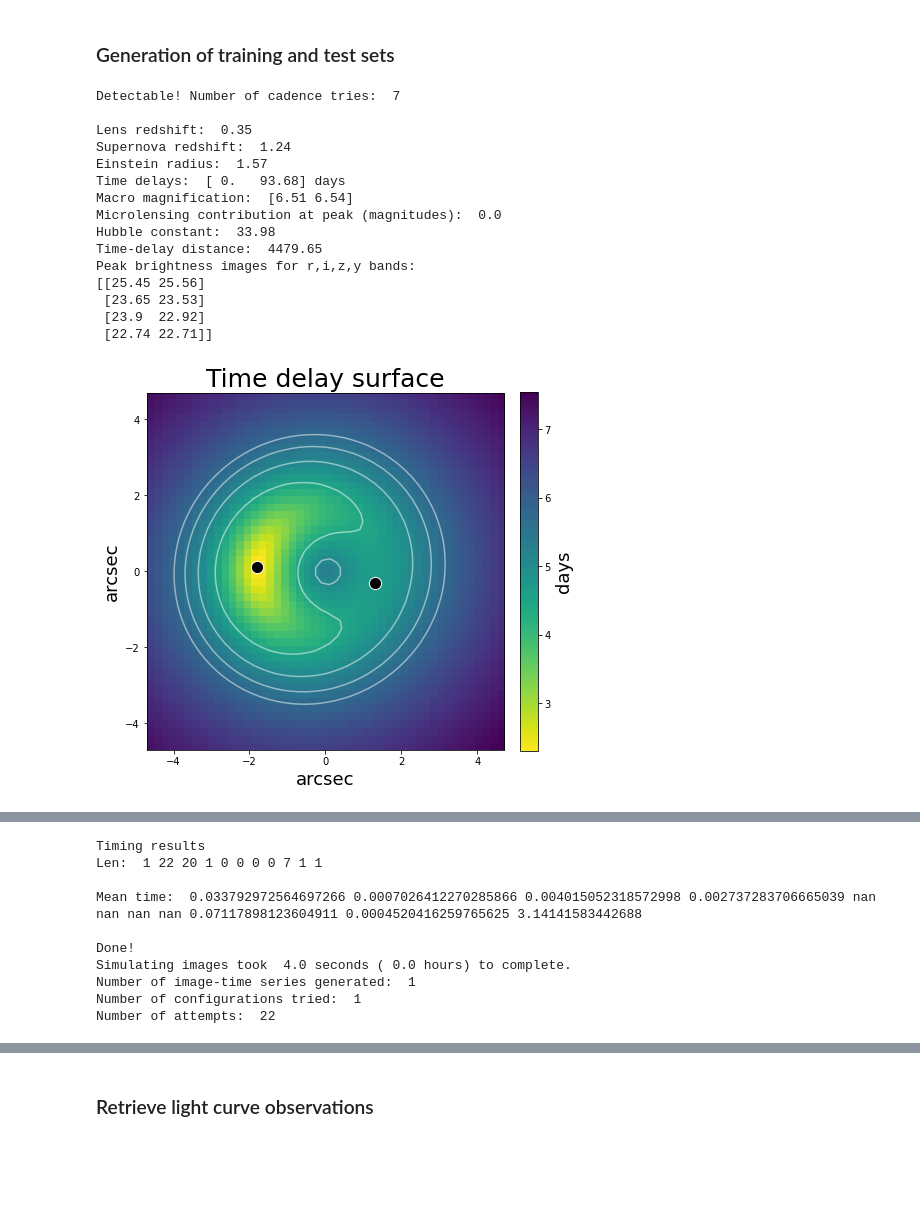
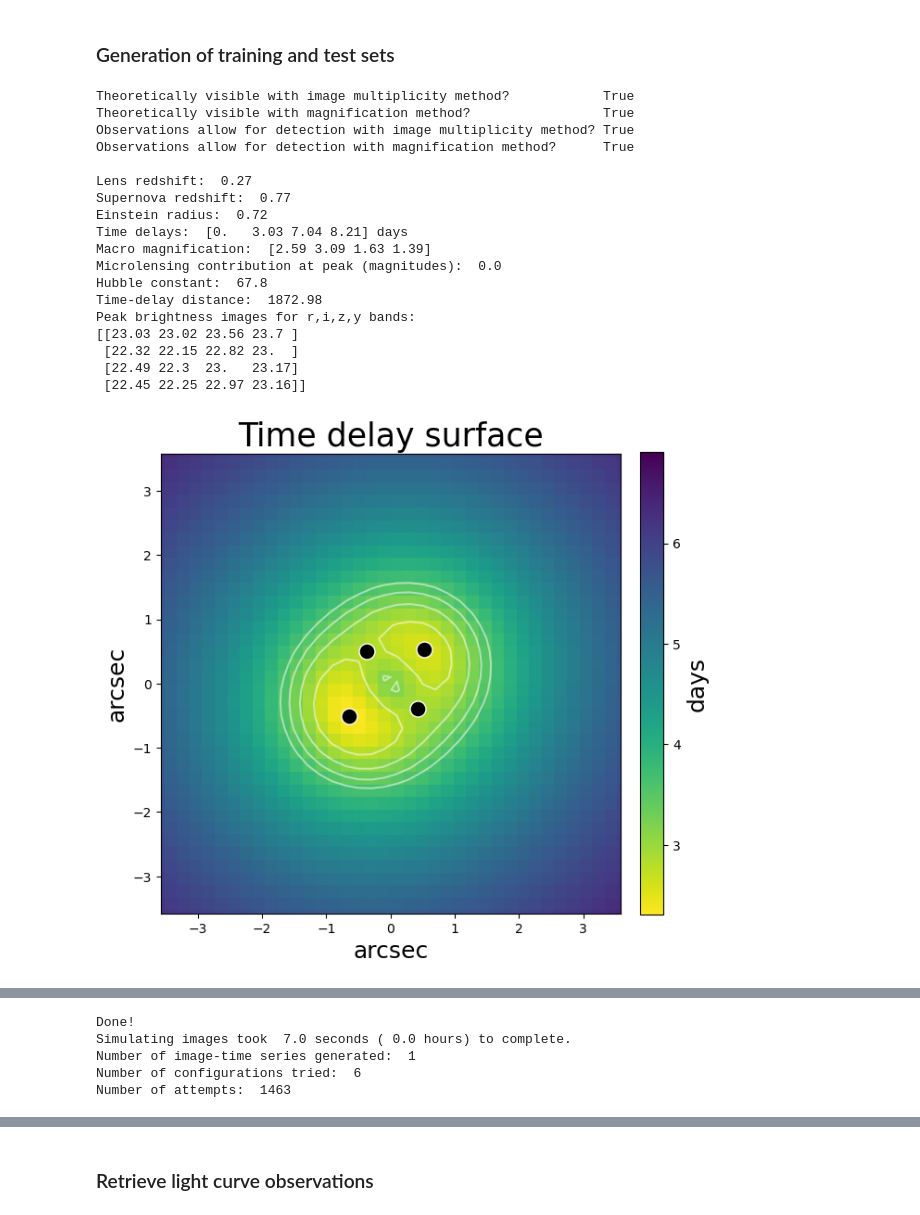
Before and after one commit to Nikki1510/lensed_supernova_simulator_tool, a Jupyter notebook: src/generate_data.ipynb, the cells around one changed output, grey strips where cells are left out. Drawn from its saved outputs; the diff is of its cells as text; code cells hidden in the pictures; blank space fills up the shorter version.

Commit message:
Included the magnification method for discovering lensed SNe

```diff
--- a/src/generate_data.ipynb
+++ b/src/generate_data.ipynb
@@ -52,36 +53,39 @@ lsst.plot_cadence(obs_times, obs_all, obs_r, obs_i, obs_z, obs_y)
 # %%
 num_samples = 1               # Total number of lens systems to be generated
 batch_size = 1                # Number of lens systems that is saved together in a batch
 batch = 1                     # Starting number of the batch
-num_images = 2                # Choose between 2 (for doubles) and 4 (for quads)
-obs_upper_limit = 40          # Upper limit of number of observations
+num_images = 4                # Choose between 2 (for doubles) and 4 (for quads)
+obs_upper_limit = 100         # Upper limit of number of observations
 obs_lower_limit = 5           # Lower limit of number of observations
 fixed_H0 = True               # Bool, if False: vary H0. if True: fix H0 to 70 km/s/Mpc (for the evaluation set)
 add_microlensing = False      # Bool, if False: Only macro magnification. if True: Add effects of microlensing
 
 Show = True                   # Bool, if True: Show figures and print information about the lens systems
 Save = False                  # Bool, if True: Save image time-series
-path = "../processed_data/Cadence_microlensing_evaluationset_doubles2/" # Path to folder in which to save the results
+path = "../processed_data/Baseline_v_2_0_/" # Path to folder in which to save the results
 
 
 df = simulate_time_series_images(batch_size, batch,  num_samples, num_images, obs_times,
                                                  obs_filters, obs_all, z_source_list_, z_lens_list_, theta_E_list_,
                                                  add_microlensing, telescope, bandpasses,
                                                  obs_lower_limit, obs_upper_limit, fixed_H0, Show, Save, path)
 # %% [output]
-Detectable! Number of cadence tries:  7
+Theoretically visible with image multiplicity method?            True
+Theoretically visible with magnification method?                 True
+Observations allow for detection with image multiplicity method? True
+Observations allow for detection with magnification method?      True
 
-Lens redshift:  0.35
-Supernova redshift:  1.24
-Einstein radius:  1.57
-Time delays:  [ 0.   93.68] days
-Macro magnification:  [6.51 6.54]
+Lens redshift:  0.27
+Supernova redshift:  0.77
+Einstein radius:  0.72
+Time delays:  [0.   3.03 7.04 8.21] days
+Macro magnification:  [2.59 3.09 1.63 1.39]
 Microlensing contribution at peak (magnitudes):  0.0
-Hubble constant:  33.98
-Time-delay distance:  4479.65
+Hubble constant:  67.8
+Time-delay distance:  1872.98
 Peak brightness images for r,i,z,y bands:
-[[25.45 25.56]
- [23.65 23.53]
- [23.9  22.92]
- [22.74 22.71]]
+[[23.03 23.02 23.56 23.7 ]
+ [22.32 22.15 22.82 23.  ]
+ [22.49 22.3  23.   23.17]
+ [22.45 22.25 22.97 23.16]]
-[figure, old version]
+[figure, new version]
@@ -90,11 +94,6 @@ Peak brightness images for r,i,z,y bands:
-Timing results
-Len:  1 22 20 1 0 0 0 0 7 1 1
-
-Mean time:  0.033792972564697266 0.0007026412270285866 0.004015052318572998 0.002737283706665039 nan nan nan nan 0.07117898123604911 0.0004520416259765625 3.14141583442688
-
 Done!
-Simulating images took  4.0 seconds ( 0.0 hours) to complete.
+Simulating images took  7.0 seconds ( 0.0 hours) to complete.
 Number of image-time series generated:  1
-Number of configurations tried:  1
-Number of attempts:  22
+Number of configurations tried:  6
+Number of attempts:  1463
                                          time_series  z_source    z_lens  \
```
Also changed, not shown: parts of 6 cells of this notebook, 4 other files.
